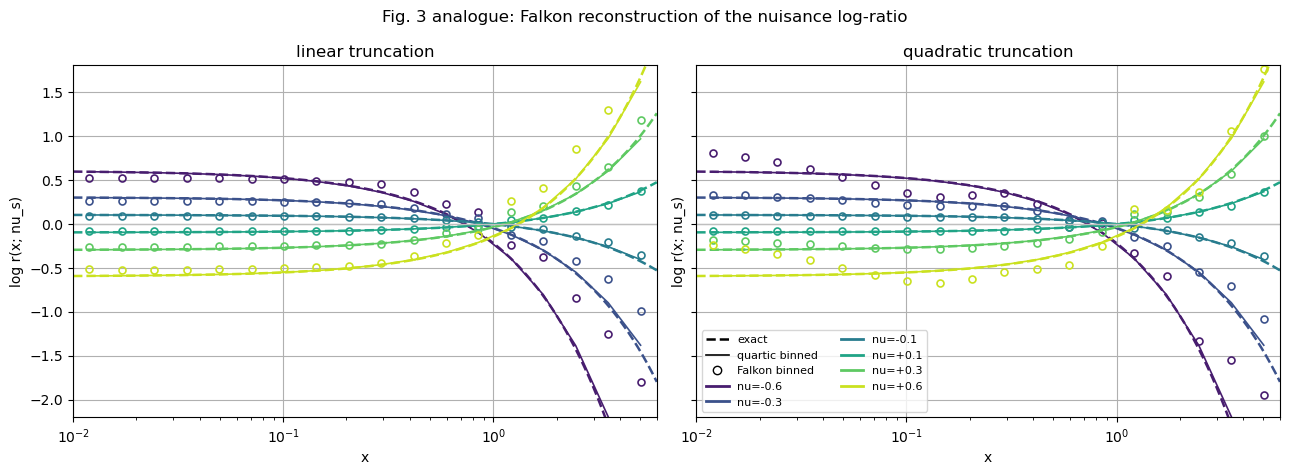
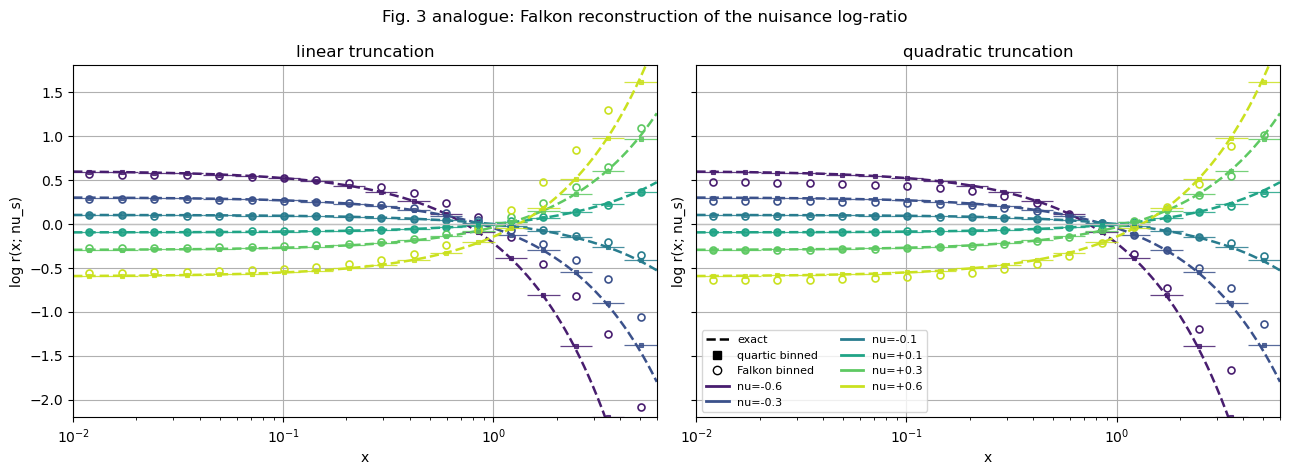
Unified diff of the notebook cell whose output changed from the first chart to the second:
--- before
+++ after
@@ -33,4 +33,8 @@
 fig3_bin_edges = np.geomspace(fig3_x_min, x_plot_max, 19)
 fig3_bin_centers = np.sqrt(fig3_bin_edges[:-1] * fig3_bin_edges[1:])
+fig3_bin_xerr = np.vstack([
+    fig3_bin_centers - fig3_bin_edges[:-1],
+    fig3_bin_edges[1:] - fig3_bin_centers,
+])
 fig3_x_dense = np.geomspace(fig3_x_min, x_plot_max, 250)
 fig3_bin_coeffs = build_quartic_bin_monitor(fig3_bin_edges, nu_scan)
@@ -52,5 +56,19 @@
 
     axes[0].plot(fig3_x_dense, exact, "--", color=color, lw=1.8)
-    axes[0].plot(fig3_bin_centers, quartic_binned, "-", color=color, lw=1.2)
+    axes[0].errorbar(
+        fig3_bin_centers,
+        quartic_binned,
+        xerr=fig3_bin_xerr,
+        fmt="s",
+        color=color,
+        markerfacecolor=color,
+        markeredgecolor=color,
+        ms=3.5,
+        mew=0.8,
+        elinewidth=0.9,
+        capsize=0,
+        linestyle="none",
+        alpha=0.85,
+    )
     axes[0].plot(
         fig3_bin_centers,
@@ -65,5 +83,19 @@
 
     axes[1].plot(fig3_x_dense, exact, "--", color=color, lw=1.8)
-    axes[1].plot(fig3_bin_centers, quartic_binned, "-", color=color, lw=1.2)
+    axes[1].errorbar(
+        fig3_bin_centers,
+        quartic_binned,
+        xerr=fig3_bin_xerr,
+        fmt="s",
+        color=color,
+        markerfacecolor=color,
+        markeredgecolor=color,
+        ms=3.5,
+        mew=0.8,
+        elinewidth=0.9,
+        capsize=0,
+        linestyle="none",
+        alpha=0.85,
+    )
     axes[1].plot(
         fig3_bin_centers,
@@ -89,5 +121,5 @@
 style_handles = [
     Line2D([0], [0], color="black", ls="--", lw=1.8, label="exact"),
-    Line2D([0], [0], color="black", ls="-", lw=1.2, label="quartic binned"),
+    Line2D([0], [0], color="black", marker="s", markerfacecolor="black", ls="none", label="quartic binned"),
     Line2D([0], [0], color="black", marker="o", markerfacecolor="white", ls="none", label="Falkon binned"),
 ]

Commit: tests systematics